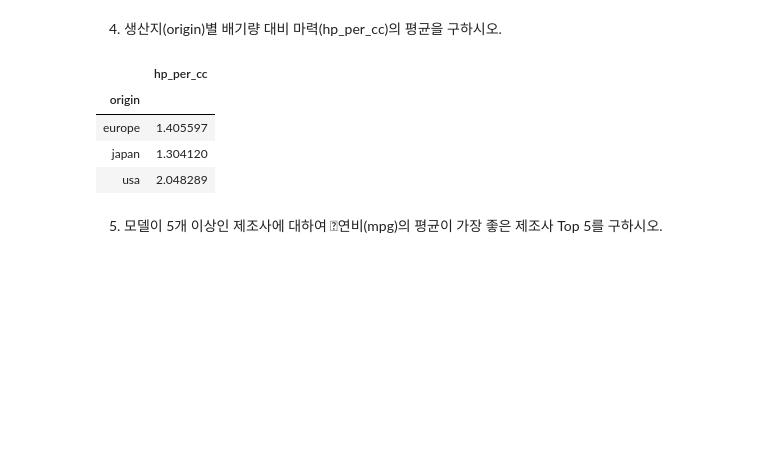
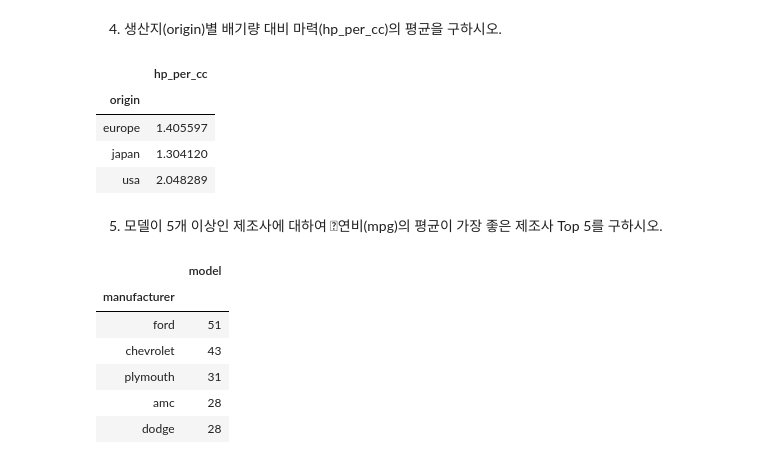
Before and after one commit to beegramin9/DataScience, a Jupyter notebook: 03_pandas/11_1111.ipynb, the cells around one changed output. Saved outputs shown, nothing was run; the diff lists cells and outputs as text; code cells hidden in the pictures; blank space fills up the shorter version.

```diff
--- a/03_pandas/11_1111.ipynb
+++ b/03_pandas/11_1111.ipynb
@@ -311,0 +312,12 @@ mpg.groupby('origin')[['hp_per_cc']].mean()
+# %%
+allman = mpg.groupby('manufacturer')[['model']].count()
+top5 = allman[allman.model > 5].sort_values(by="model", ascending=False)[:5]
+top5
+# %% [output]
+|  | model |
+| manufacturer |  |
+| ford | 51 |
+| chevrolet | 43 |
+| plymouth | 31 |
+| amc | 28 |
+| dodge | 28 |
```
Also changed, not shown: parts of 7 cells of this notebook.
